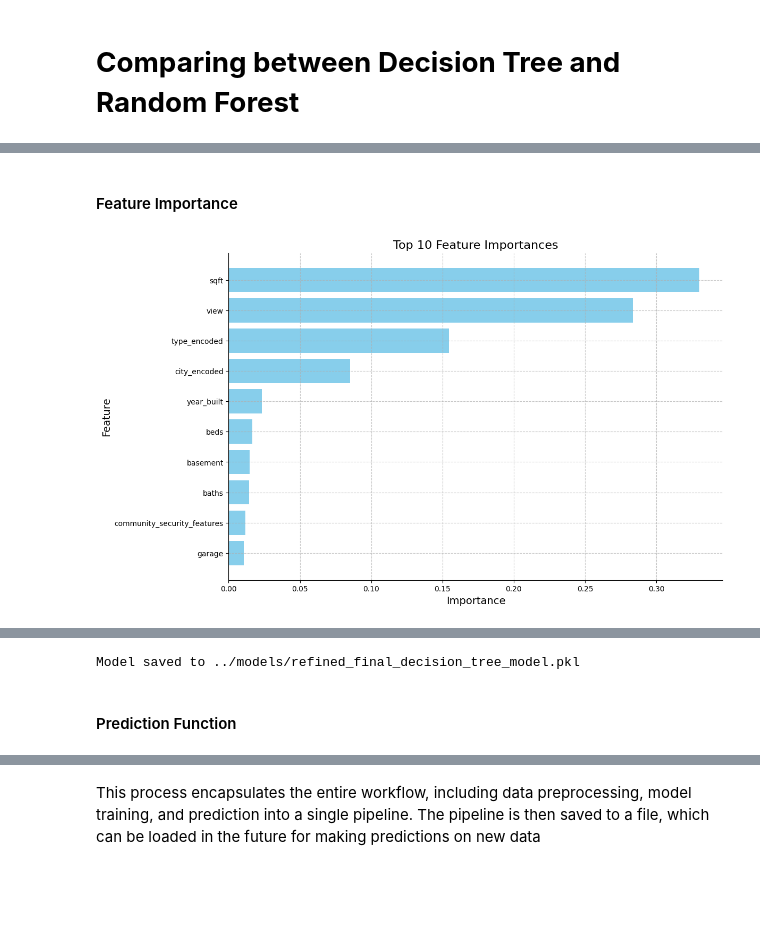
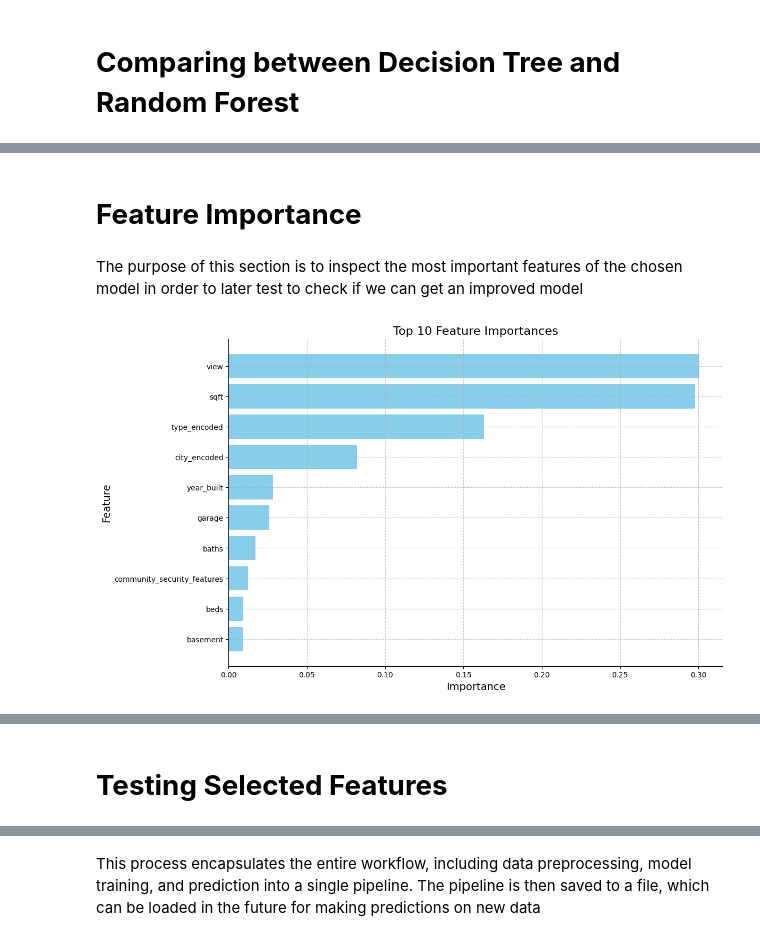
Before and after one commit to imarri01/SupervisedLearning_ML, a Jupyter notebook: notebooks/3.5 - tunning_pipeline_v3.ipynb, the cells around one changed output, grey strips where cells are left out. Saved outputs shown, nothing was run; the diff lists cells and outputs as text; code cells hidden in the pictures; blank space fills up the shorter version.

```diff
--- a/notebooks/3.5 - tunning_pipeline_v3.ipynb
+++ b/notebooks/3.5 - tunning_pipeline_v3.ipynb
@@ -292,24 +205,9 @@ joblib.dump(final_model, '../models/best-model/final_random_forest_model_v2.pkl'
 # %%
-# Split the data into training and test sets
+decision_tree_model = joblib.load('../models/best-model/final_decision_tree_model_v2.pkl')
 
+decision_tree_model.fit(X_train, y_train)
 
-# Load the saved model
-
-model_filename = '../models/best-model/final_decision_tree_model.pkl'
-loaded_model = joblib.load(model_filename)
-
-
-# Fit the model on the training data
-
-loaded_model.fit(X_train, y_train)
-
-
-# Predict on the test data
-
-y_pred = loaded_model.predict(X_validate)
-
-
-# Evaluate the model
+y_pred = decision_tree_model.predict(X_validate)
 
 mse = mean_squared_error(y_validate, y_pred)
 mae = mean_absolute_error(y_validate, y_pred)
@@ -382,48 +262,43 @@ This indicates that the model refinement, while adding complexity with more esti
 # %% [markdown]
-#### Feature Importance
+# **Feature Importance**
+# %% [markdown]
+The purpose of this section is to inspect the most important features of the chosen model in order to later test to check if we can get an improved model
 # %%
-
-# Get feature importances from the model
-
-feature_importances = loaded_model.feature_importances_
-features = X.columns
+feature_importances = decision_tree_model.feature_importances_
+features = X_train.columns
 
 
 # Create a DataFrame for feature importances
 
-importance_df = pd.DataFrame({'Feature': features,
-                              'Importance': feature_importances})
+importance_df = pd.DataFrame({'Feature': features, 'Importance': feature_importances})
 importance_df = importance_df.sort_values(by='Importance', ascending=False).head(10)
 
+
 # Plot feature importances
+
 plt.figure(figsize=(12, 8))
-plt.barh(importance_df['Feature'],
-         importance_df['Importance'], color='skyblue')
+plt.barh(importance_df['Feature'], importance_df['Importance'], color='skyblue')
 plt.xlabel('Importance', fontsize=14)
 plt.ylabel('Feature', fontsize=14)
 plt.title('Top 10 Feature Importances', fontsize=16)
 plt.gca().invert_yaxis()
 
+
 # Adding grid for better readability
+
 plt.grid(True, linestyle='--', alpha=0.7)
 
+
 # Removing spines for a cleaner look
+
 plt.gca().spines['top'].set_visible(False)
 plt.gca().spines['right'].set_visible(False)
 
 plt.show()
 # %% [output]
-[figure, old version]
+[figure, new version]
 # %% [markdown]
 ***Note: The above chart shows `sqft` as the most important feature. This is in alignment with the heat map generated from part 1 EDA.***
 
 
 ![heatmap](../images/correlation_heatmap_new.png)
-# %%
-model_filename = '../models/refined_final_decision_tree_model.pkl'
-joblib.dump(best_model, model_filename)
-print(f"Model saved to {model_filename}")
-# %% [output]
-Model saved to ../models/refined_final_decision_tree_model.pkl
-# %% [markdown]
-#### Prediction Function
@@ -440,0 +305,2 @@ def predict(data, model):
+# %% [markdown]
+# **Testing Selected Features**
```
Also changed, not shown: parts of 35 cells of this notebook, 4 other files.
